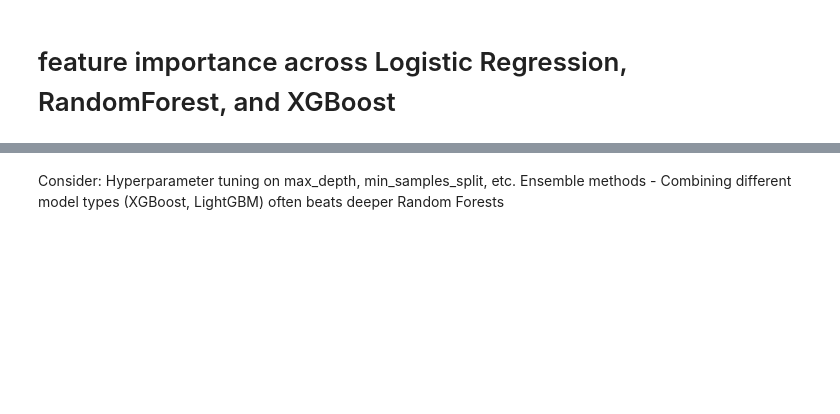
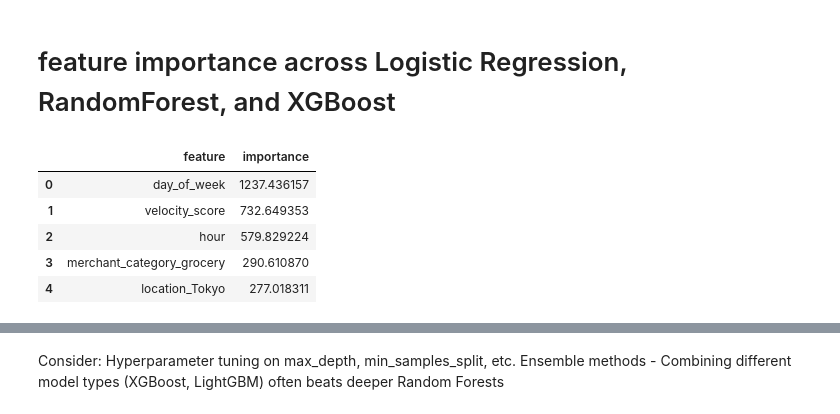
Before and after one commit to mlopezza/financial_fraud_detection_project, a Jupyter notebook: models/model_1b.ipynb, the cells around one changed output, grey strips where cells are left out. Saved outputs shown, nothing was run; the diff lists cells and outputs as text; code cells hidden in the pictures; blank space fills up the shorter version.

Commit message:
running  and evaluating models

```diff
--- a/models/model_1b.ipynb
+++ b/models/model_1b.ipynb
@@ -319,15 +339,15 @@ xgb_pipeline = ImbPipeline([
     ("preprocess", preprocessor),
     ("smote", SMOTE(random_state=42)),
     ("model", XGBClassifier(
-        n_estimators=150,
-        max_depth=6,
+        n_estimators=300,
+        max_depth=10,
         learning_rate=0.1,
         subsample=0.8,
         colsample_bytree=0.8,
         eval_metric="logloss",
         n_jobs=-1,
         random_state=42,
-        early_stopping_rounds=20
+        # early_stopping_rounds=20
     ))
 ])
 # %%
@@ -356,9 +420,9 @@ def get_feature_names(preprocessor):
     cat_features = preprocessor.named_transformers_['cat'].get_feature_names_out()
     return list(num_features) + list(cat_features)
 # %%
-feature_names = get_feature_names(smote_pipeline.named_steps["preprocess"])
-feature_names = get_feature_names(rf_pipeline.named_steps["preprocess"])
-feature_names = get_feature_names(xgb_pipeline.named_steps["preprocess"])
+feature_names_smote = get_feature_names(smote_pipeline.named_steps["preprocess"])
+feature_names_rf = get_feature_names(rf_pipeline.named_steps["preprocess"])
+feature_names_xgb = get_feature_names(xgb_pipeline.named_steps["preprocess"])
 # %%
 import pandas as pd
 import numpy as np
@@ -387,15 +456,45 @@ rf_importance = pd.DataFrame({
 # %%
 # XGBoost uses gain, the most meaningful metric
 # Gain = how much a feature improves splits
 # • XGBoost captures complex nonlinear patterns
 # • Often the most reliable importance measure for fraud
 
-xgb_model = smote_pipeline.named_steps["model"]
+# xgb_model = smote_pipeline.named_steps["model"]
 
-xgb_importance = pd.DataFrame({
-    "feature": feature_names,
-    "importance": xgb_model.get_booster().get_score(importance_type="gain")
-}).sort_values("importance", ascending=False)
+# xgb_importance = pd.DataFrame({
+#     "feature": feature_names_xgb,
+#     "importance": xgb_pipeline.named_steps["model"].get_booster().get_score(importance_type="gain")
+# }).sort_values("importance", ascending=False)
+
+# 1. Get raw importance dict
+booster_scores = xgb_pipeline.named_steps["model"].get_booster().get_score(importance_type="gain")
+
+# 2. Convert dict → DataFrame
+xgb_importance_raw = pd.DataFrame(
+    booster_scores.items(),
+    columns=["f_index", "importance"]
+)
+
+# 3. Map f0 → actual feature names
+xgb_importance_raw["feature"] = xgb_importance_raw["f_index"].apply(
+    lambda x: feature_names_xgb[int(x[1:])]
+)
+
+# 4. Final sorted importance table
+xgb_importance = (
+    xgb_importance_raw[["feature", "importance"]]
+    .sort_values("importance", ascending=False)
+    .reset_index(drop=True)
+)
+
+xgb_importance.head()
+# %% [output]
+|  | feature | importance |
+| 0 | day_of_week | 1237.436157 |
+| 1 | velocity_score | 732.649353 |
+| 2 | hour | 579.829224 |
+| 3 | merchant_category_grocery | 290.610870 |
+| 4 | location_Tokyo | 277.018311 |
 # %%
 # Combine all three into a comparison table
 
```
Also changed, not shown: parts of 9 cells of this notebook, 4 other files.
